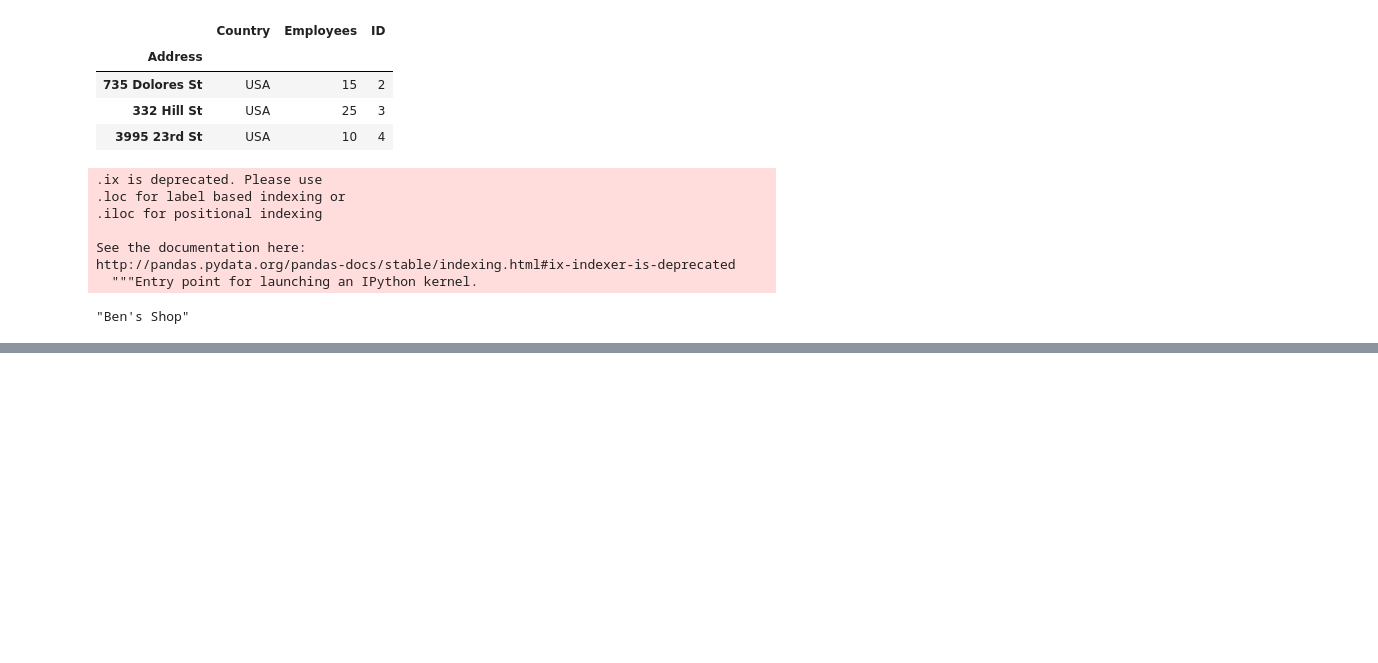
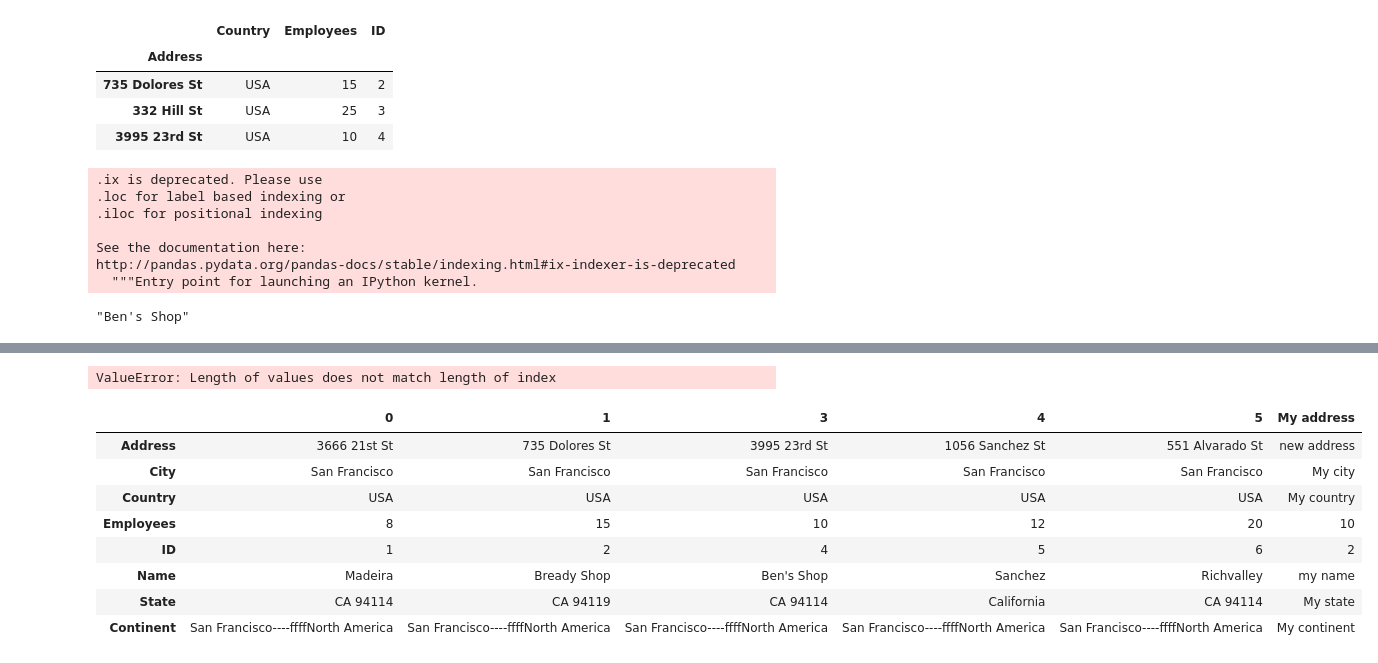
Before and after one commit to SubrataBauri/python-begin, a Jupyter notebook: supermarkets/Loading-data.ipynb, the cells around one changed output, grey strips where cells are left out. Drawn from its saved outputs; the diff is of its cells as text; code cells hidden in the pictures; blank space fills up the shorter version.

Commit message:
adding values in rows and columns for dataframe using pandas

```diff
--- a/supermarkets/Loading-data.ipynb
+++ b/supermarkets/Loading-data.ipynb
@@ -221,0 +324,2 @@ http://pandas.pydata.org/pandas-docs/stable/indexing.html#ix-indexer-is-deprecat
+# %%
+df7["Continent"] = df7["Country"] + "," + "North America"
@@ -221,0 +344,3 @@ http://pandas.pydata.org/pandas-docs/stable/indexing.html#ix-indexer-is-deprecat
+# %%
+df7["Continent"] = df7["City"] + "----" + "ffffNorth America"
+df7
@@ -221,0 +354,3 @@ http://pandas.pydata.org/pandas-docs/stable/indexing.html#ix-indexer-is-deprecat
+# %%
+df7_t = df7.T
+df7_t
@@ -221,0 +367,18 @@ http://pandas.pydata.org/pandas-docs/stable/indexing.html#ix-indexer-is-deprecat
+# %%
+df7_t["My address"]  = ["My city","My country", 10, 2, "my name", "My state", "My continent"]
+df7_t
+# %% [output]
+ValueError: Length of values does not match length of index
+# %%
+df7_t["My address"]  = ["new address", "My city","My country", 10, 2, "my name", "My state", "My continent"]
+df7_t
+# %% [output]
+|  | 0 | 1 | 3 | 4 | 5 | My address |
+| Address | 3666 21st St | 735 Dolores St | 3995 23rd St | 1056 Sanchez St | 551 Alvarado St | new address |
+| City | San Francisco | San Francisco | San Francisco | San Francisco | San Francisco | My city |
+| Country | USA | USA | USA | USA | USA | My country |
+| Employees | 8 | 15 | 10 | 12 | 20 | 10 |
+| ID | 1 | 2 | 4 | 5 | 6 | 2 |
+| Name | Madeira | Bready Shop | Ben's Shop | Sanchez | Richvalley | my name |
+| State | CA 94114 | CA 94119 | CA 94114 | California | CA 94114 | My state |
+| Continent | San Francisco----ffffNorth America | San Francisco----ffffNorth America | San Francisco----ffffNorth America | San Francisco----ffffNorth America | San Francisco----ffffNorth America | My continent |
```
Also changed, not shown: parts of 20 cells of this notebook, 1 other file.
